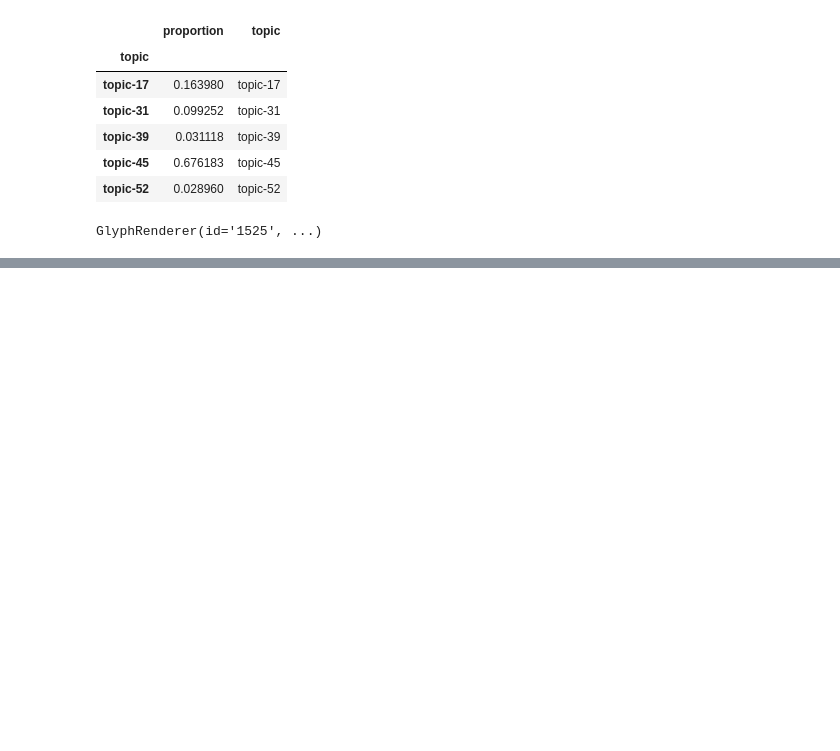
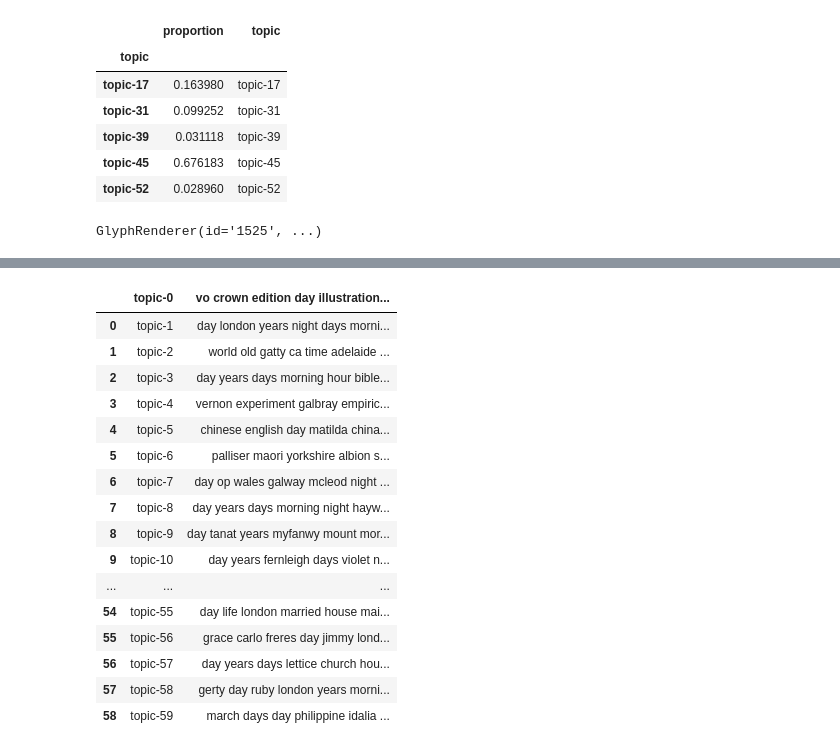
Before and after one commit to sul-cidr/jarndyce, a Jupyter notebook: visualize_doc.ipynb, the cells around one changed output, grey strips where cells are left out. Cells and saved outputs as stored; diff of their text form; code cells hidden in the pictures; blank space fills up the shorter version.

Commit message:
Make the topics a csv

```diff
--- a/visualize_doc.ipynb
+++ b/visualize_doc.ipynb
@@ -166,3 +166,25 @@ make_doc_iplot(df, 36105213320000)
 [interactive output not drawn]
 [interactive output not drawn]
 [interactive output not drawn]
+# %%
+words = pd.read_csv('full-60-topic-words.txt', header=)
+# %%
+words
+# %% [output]
+|  | topic-0 | vo crown edition day illustration... |
+| 0 | topic-1 | day london years night days morni... |
+| 1 | topic-2 | world old gatty ca time adelaide ... |
+| 2 | topic-3 | day years days morning hour bible... |
+| 3 | topic-4 | vernon experiment galbray empiric... |
+| 4 | topic-5 | chinese english day matilda china... |
+| 5 | topic-6 | palliser maori yorkshire albion s... |
+| 6 | topic-7 | day op wales galway mcleod night ... |
+| 7 | topic-8 | day years days morning night hayw... |
+| 8 | topic-9 | day tanat years myfanwy mount mor... |
+| 9 | topic-10 | day years fernleigh days violet n... |
+| ... | ... | ... |
+| 54 | topic-55 | day life london married house mai... |
+| 55 | topic-56 | grace carlo freres day jimmy lond... |
+| 56 | topic-57 | day years days lettice church hou... |
+| 57 | topic-58 | gerty day ruby london years morni... |
+| 58 | topic-59 | march days day philippine idalia ... |
```
Also changed, not shown: 1 other file.
